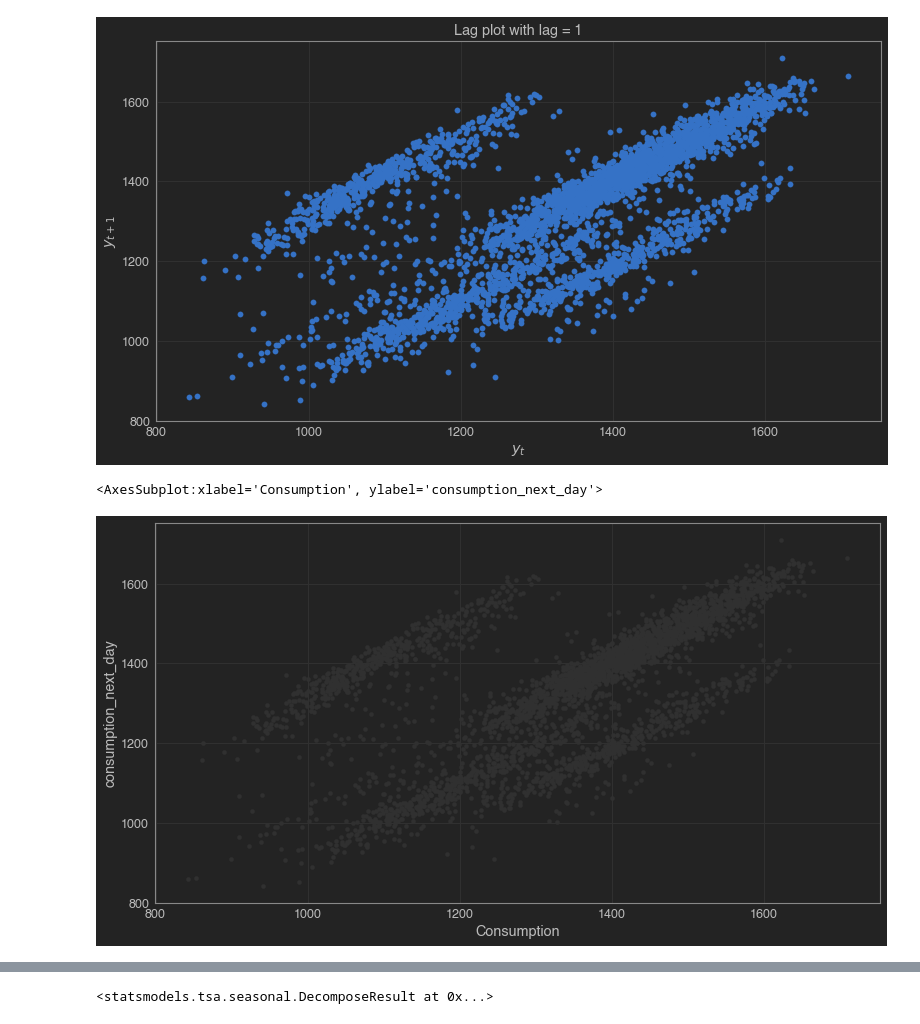
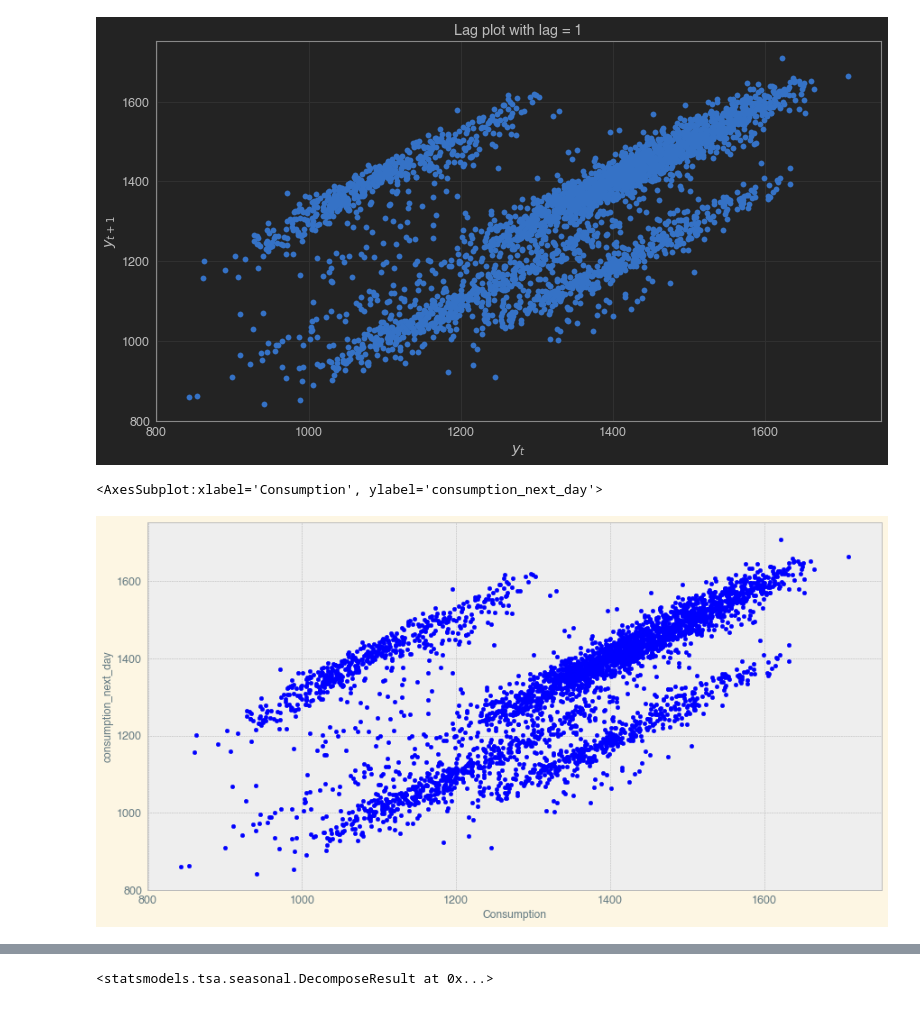
Before and after one commit to Ken-Alviola/time-series-exercises, a Jupyter notebook: explore.ipynb, the cells around one changed output, grey strips where cells are left out. Drawn from its saved outputs; the diff is of its cells as text; code cells hidden in the pictures.

```diff
--- a/explore.ipynb
+++ b/explore.ipynb
@@ -781,12 +781,13 @@ plt.title('Lag plot with lag = 1')
 Text(0.5, 1.0, 'Lag plot with lag = 1')
 [figure]
 # %%
+plt.style.use('bmh')
 daily = train.resample('D').mean()
 daily['consumption_next_day'] = daily.Consumption.shift(-1)
 daily.plot.scatter(x='Consumption', y='consumption_next_day')
 # %% [output]
 <AxesSubplot:xlabel='Consumption', ylabel='consumption_next_day'>
-[figure, old version]
+[figure, new version]
 # %%
 weekly = train.resample('W').mean()
 weekly['1_weeks_out'] = weekly.Consumption.shift(-1)
```
Also changed, not shown: parts of 5 cells of this notebook.
